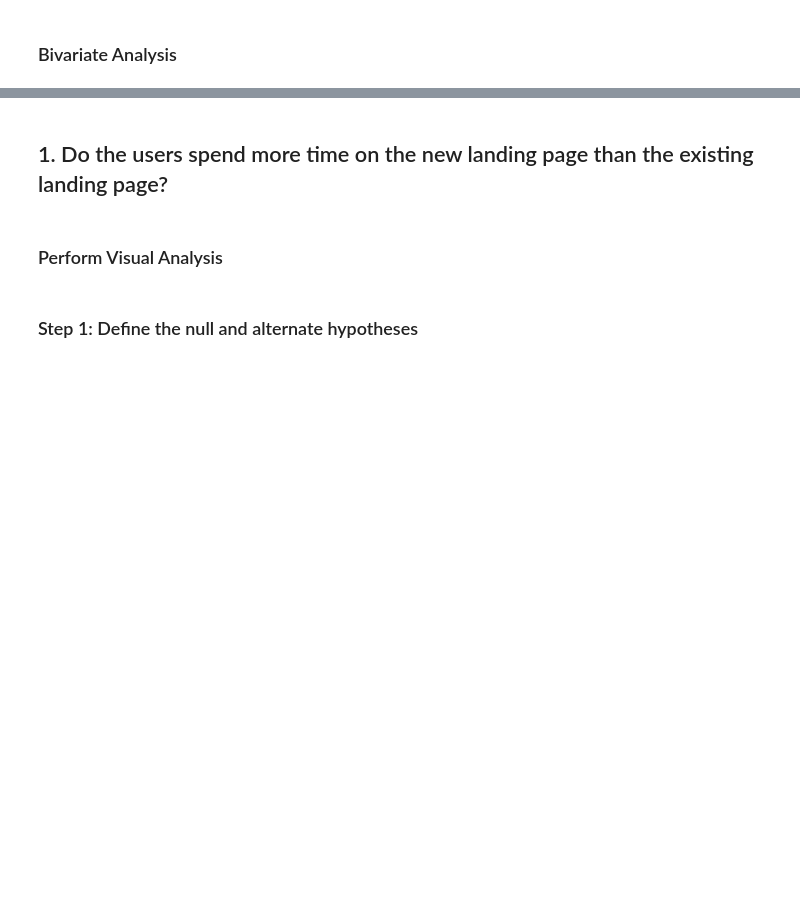
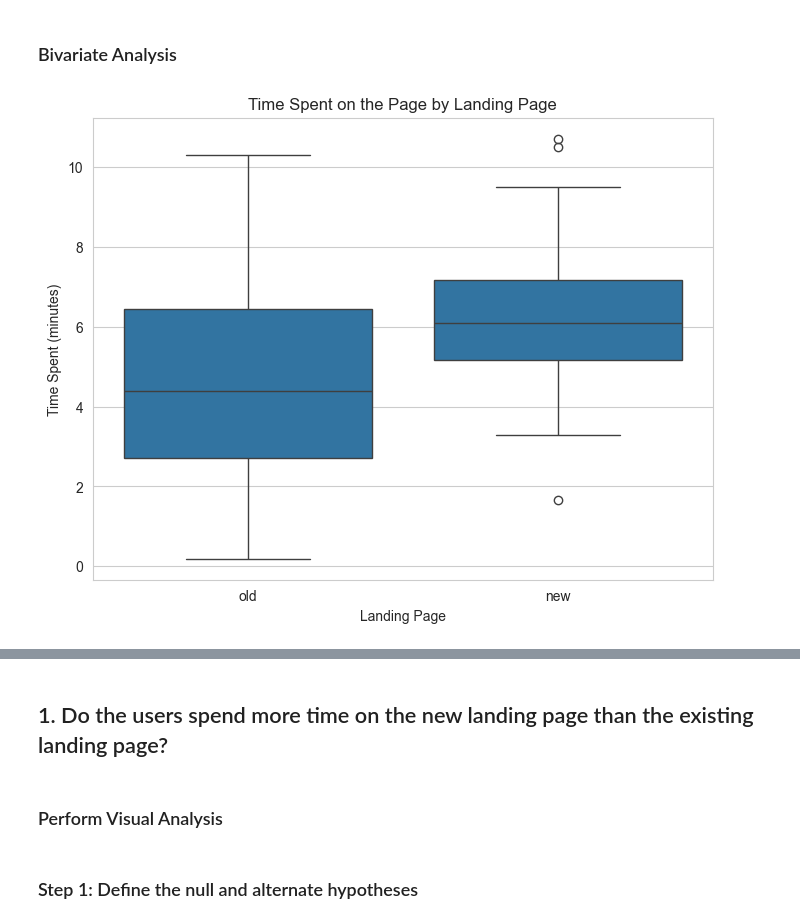
Before and after one commit to Irene-coder-dot/E-News-Express, a Jupyter notebook: ENews_Express_Learner_Notebook_Full_Code.ipynb, the cells around one changed output, grey strips where cells are left out. Drawn from its saved outputs; the diff is of its cells as text; code cells hidden in the pictures; blank space fills up the shorter version.

Commit message:
Add univariate and bivariate analysis to the dataset

```diff
--- a/ENews_Express_Learner_Notebook_Full_Code.ipynb
+++ b/ENews_Express_Learner_Notebook_Full_Code.ipynb
@@ -151,2 +297,20 @@ No duplicate records were found in the dataset. Each observation is unique, so n
 # %% [markdown]
 ### Bivariate Analysis
+# %%
+# Bivariate Analysis - Landing Page vs Time Spent on the Page
+# Comparing user engagement (time spent) between the old and new landing pages
+
+plt.figure(figsize=(8, 6))
+
+sns.boxplot(
+    data=ENews_df,
+    x='landing_page',
+    y='time_spent_on_the_page'
+)
+
+plt.title('Time Spent on the Page by Landing Page')
+plt.xlabel('Landing Page')
+plt.ylabel('Time Spent (minutes)')
+plt.show()
+# %% [output]
+[figure, added]
```
Also changed, not shown: parts of 11 cells of this notebook.
